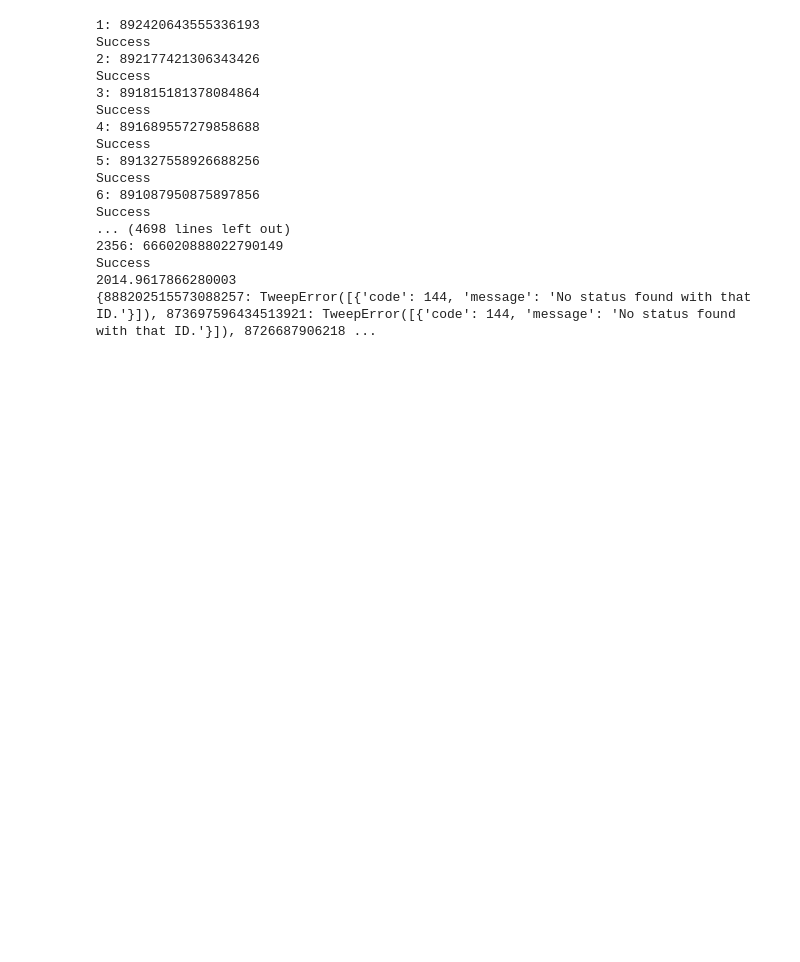
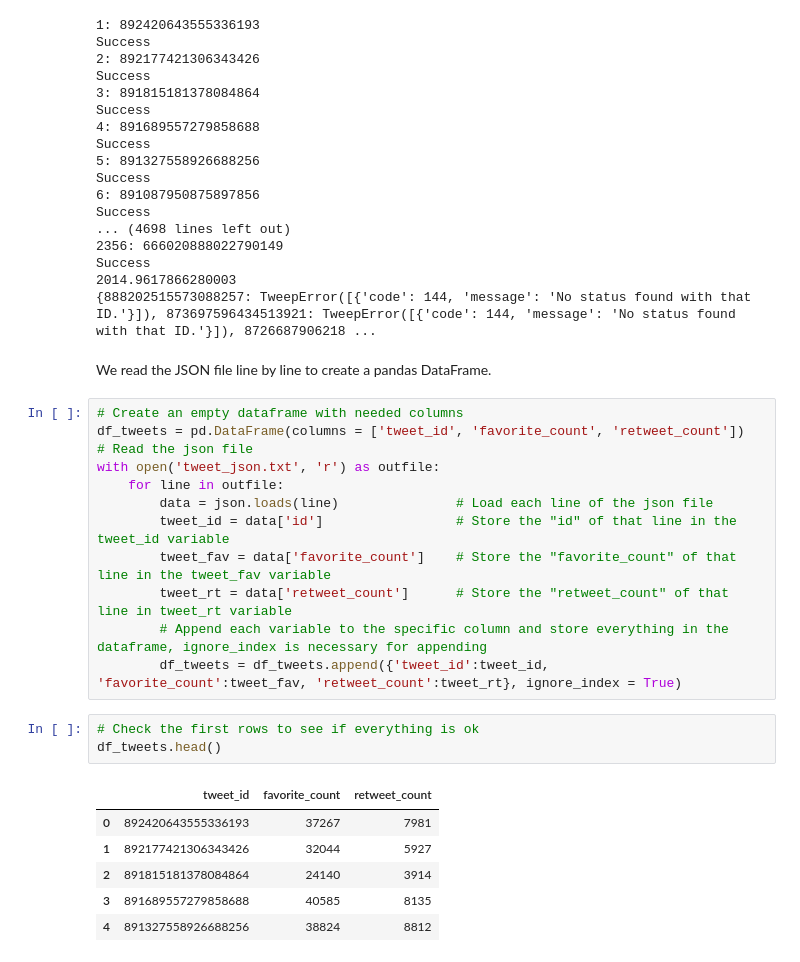
Before and after one commit to furawa/Data_Analyst_Udacity_Projects, a Jupyter notebook: 04_Data_Wrangling/wrangle_act.ipynb, the cells around one changed output. Drawn from its saved outputs; the diff is of its cells as text; blank space fills up the shorter version.

Commit message:
Create the Dataframe from json file

```diff
--- a/04_Data_Wrangling/wrangle_act.ipynb
+++ b/04_Data_Wrangling/wrangle_act.ipynb
@@ -105,3 +105,27 @@ Success
 Success
 2014.9617866280003
 {888202515573088257: TweepError([{'code': 144, 'message': 'No status found with that ID.'}]), 873697596434513921: TweepError([{'code': 144, 'message': 'No status found with that ID.'}]), 8726687906218 ...
+# %% [markdown]
+We read the JSON file line by line to create a pandas DataFrame.
+# %%
+# Create an empty dataframe with needed columns
+df_tweets = pd.DataFrame(columns = ['tweet_id', 'favorite_count', 'retweet_count'])
+# Read the json file
+with open('tweet_json.txt', 'r') as outfile:
+    for line in outfile:
+        data = json.loads(line)               # Load each line of the json file
+        tweet_id = data['id']                 # Store the "id" of that line in the tweet_id variable
+        tweet_fav = data['favorite_count']    # Store the "favorite_count" of that line in the tweet_fav variable
+        tweet_rt = data['retweet_count']      # Store the "retweet_count" of that line in tweet_rt variable
+        # Append each variable to the specific column and store everything in the dataframe, ignore_index is necessary for appending
+        df_tweets = df_tweets.append({'tweet_id':tweet_id, 'favorite_count':tweet_fav, 'retweet_count':tweet_rt}, ignore_index = True)
+# %%
+# Check the first rows to see if everything is ok
+df_tweets.head()
+# %% [output]
+|  | tweet_id | favorite_count | retweet_count |
+| 0 | 892420643555336193 | 37267 | 7981 |
+| 1 | 892177421306343426 | 32044 | 5927 |
+| 2 | 891815181378084864 | 24140 | 3914 |
+| 3 | 891689557279858688 | 40585 | 8135 |
+| 4 | 891327558926688256 | 38824 | 8812 |
```
